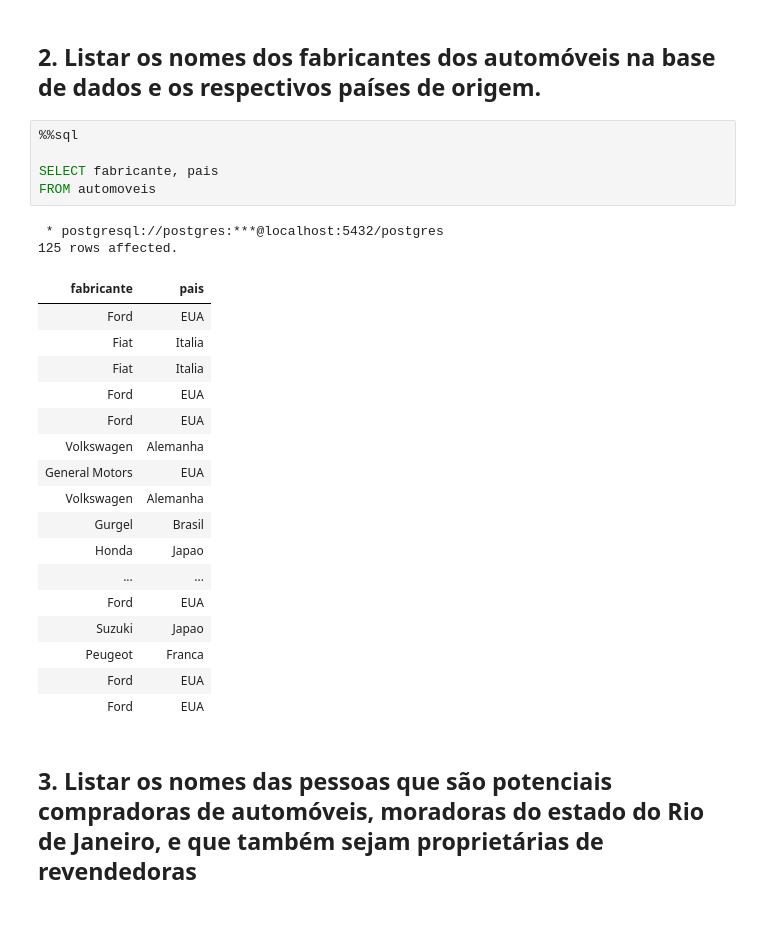
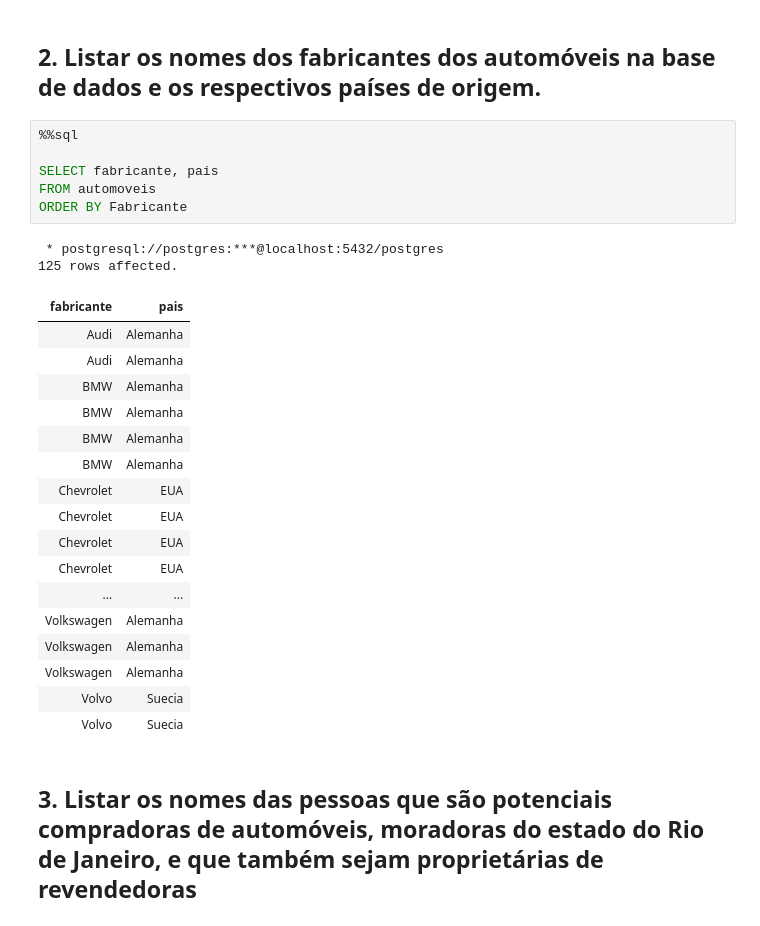
Before and after one commit to biancasipas/BancosDadosSQL, a Jupyter notebook: bd_aula1.ipynb, the cells around one changed output. Drawn from its saved outputs; the diff is of its cells as text.

```diff
--- a/bd_aula1.ipynb
+++ b/bd_aula1.ipynb
@@ -280,28 +282,29 @@ Tente agora definir as seguintes consultas em SQL. Após o último exercício, d
 # %%
 %%sql
 
 SELECT fabricante, pais
 FROM automoveis
+ORDER BY Fabricante
 # %% [output]
  * postgresql://postgres:***@localhost:5432/postgres
 125 rows affected.
 | fabricante | pais |
-| Ford | EUA |
-| Fiat | Italia |
-| Fiat | Italia |
-| Ford | EUA |
-| Ford | EUA |
+| Audi | Alemanha |
+| Audi | Alemanha |
+| BMW | Alemanha |
+| BMW | Alemanha |
+| BMW | Alemanha |
+| BMW | Alemanha |
+| Chevrolet | EUA |
+| Chevrolet | EUA |
+| Chevrolet | EUA |
+| Chevrolet | EUA |
+| ... | ... |
 | Volkswagen | Alemanha |
-| General Motors | EUA |
 | Volkswagen | Alemanha |
-| Gurgel | Brasil |
-| Honda | Japao |
-| ... | ... |
-| Ford | EUA |
-| Suzuki | Japao |
-| Peugeot | Franca |
-| Ford | EUA |
-| Ford | EUA |
+| Volkswagen | Alemanha |
+| Volvo | Suecia |
+| Volvo | Suecia |
 # %% [markdown]
 ## 3. Listar os nomes das pessoas que são potenciais compradoras de automóveis, moradoras do estado do Rio de Janeiro, e que também sejam proprietárias de revendedoras
 # %%
```
Also changed, not shown: parts of 7 cells of this notebook.
